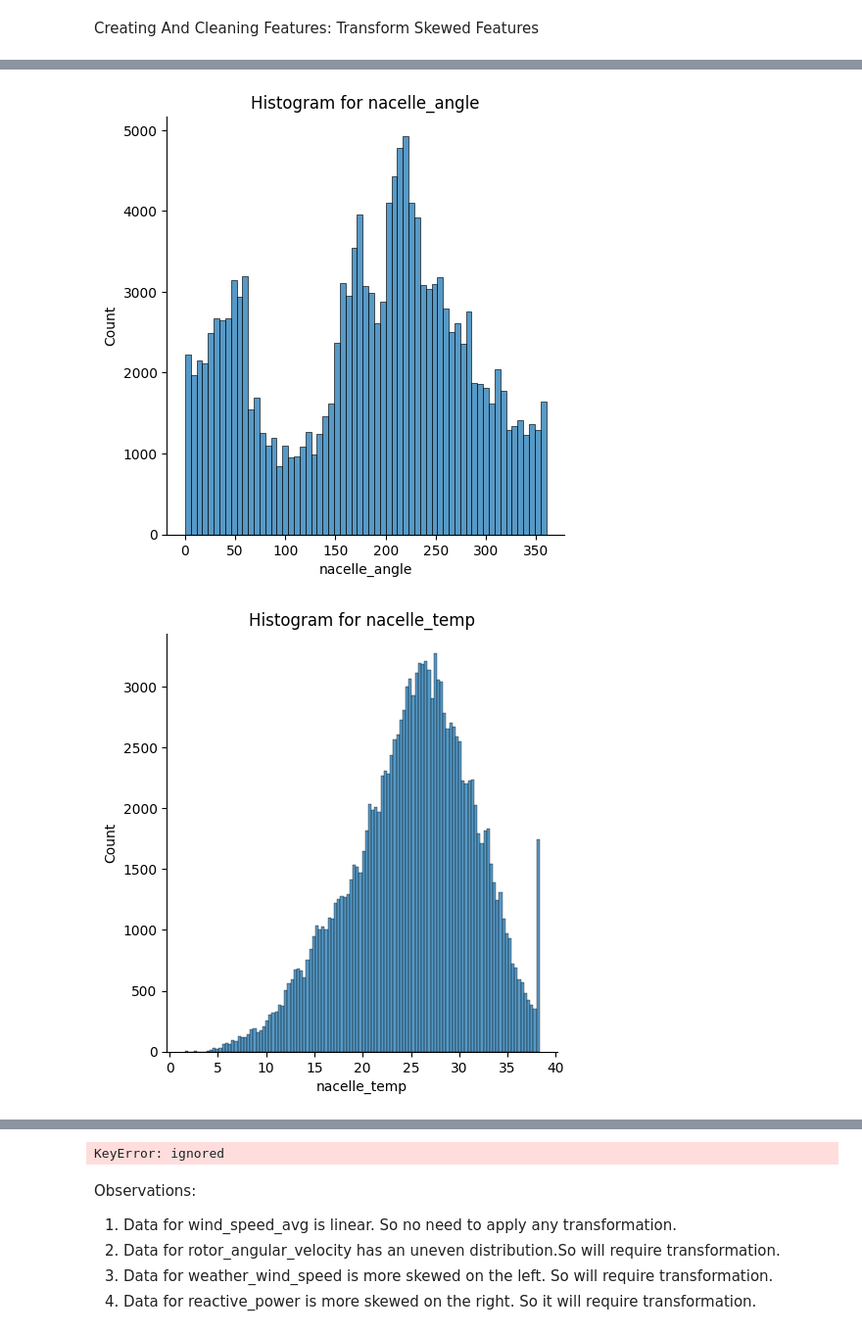
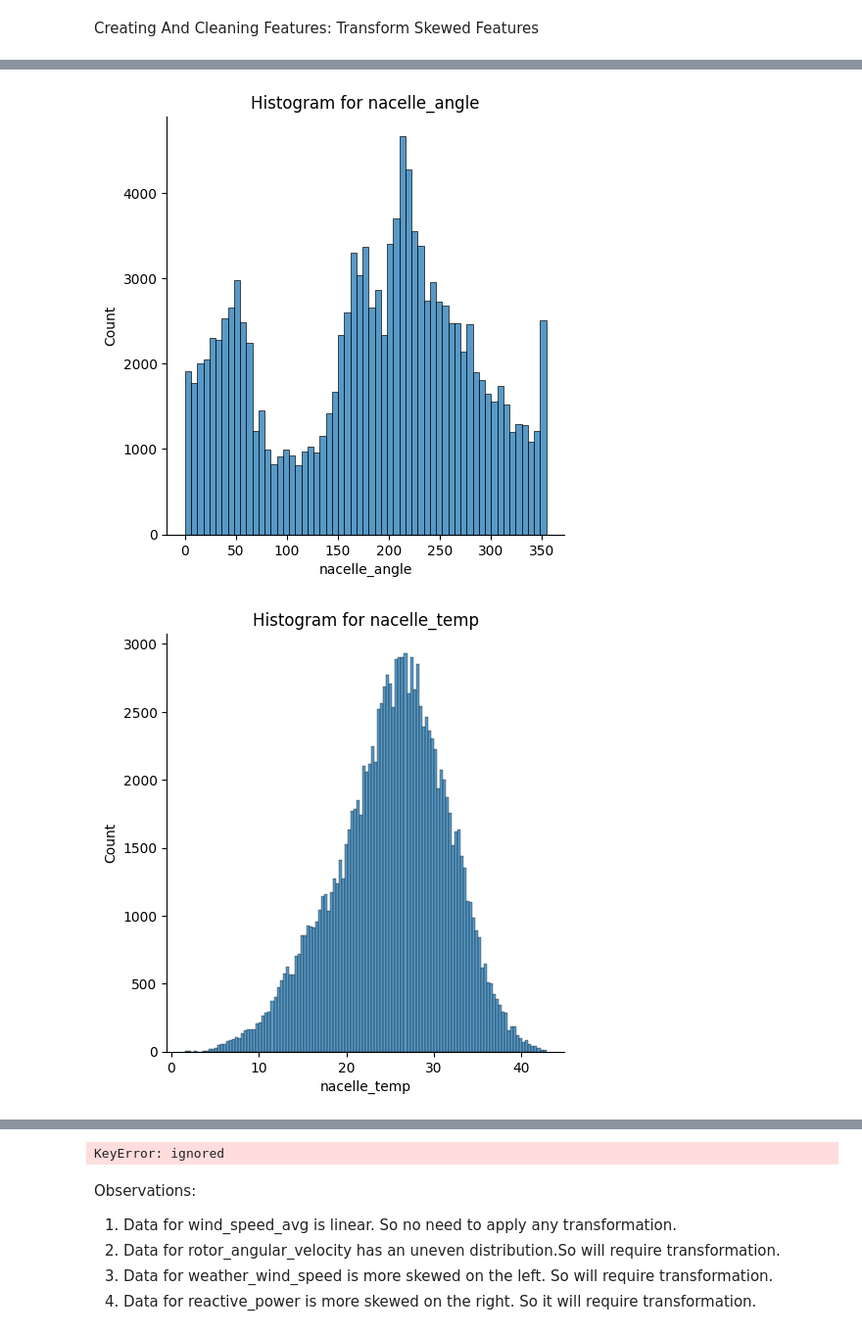
Before and after one commit to madhumitafilos/Collab, a Jupyter notebook: Feature_Engineering_NoLeakage.ipynb, the cells around one changed output, grey strips where cells are left out. Shown at 98% size. Cells and saved outputs as stored; diff of their text form; code cells hidden in the pictures.

```diff
--- a/Feature_Engineering_NoLeakage.ipynb
+++ b/Feature_Engineering_NoLeakage.ipynb
@@ -230,15 +230,14 @@ KeyError: ignored
 # %% [markdown]
 The data beyond 3 standard deviation was clipped to remove outliers in the dataset. Few features had 3sd value lesser than 99p value. For such cases there was no need to apply clipping .
 # %%
-train_X['nacelle_temp_clean'] = train_X['nacelle_temp'].clip(upper=train_X['nacelle_temp'].quantile(.99))
-train_X['reactive_power_clean'] = train_X['reactive_power'].clip(upper=train_X['reactive_power'].quantile(.99))
-train_X['wind_speed1_clean'] = train_X['wind_speed1'].clip(upper=train_X['wind_speed1'].quantile(.99))
-train_X['wind_speed2_clean'] = train_X['wind_speed2'].clip(upper=train_X['wind_speed2'].quantile(.99))
-train_X['wind_speed_avg'] = train_X['wind_speed_avg'].clip(upper=train_X['wind_speed_avg'].quantile(.99))
-train_X['outdoor_temp_clean'] = train_X['outdoor_temp'].clip(upper=train_X['outdoor_temp'].quantile(.99))
-train_X['rotor_bearing_temp_clean'] = train_X['rotor_bearing_temp'].clip(upper=train_X['rotor_bearing_temp'].quantile(.99))
-train_X['weather_temp_clean'] = train_X['weather_temp'].clip(upper=train_X['weather_temp'].quantile(.99))
-train_X['pressure_clean'] = train_X['pressure'].clip(upper=train_X['pressure'].quantile(.99))
-train_X['humidity_clean'] = train_X['humidity'].clip(upper=train_X['humidity'].quantile(.99))
-train_X['weather_wind_speed_clean'] = train_X['weather_wind_speed'].clip(upper=train_X['weather_wind_speed'].quantile(.99))
+X_train['nacelle_angle_clean'] = X_train['nacelle_angle'].clip(upper=X_train['nacelle_angle'].quantile(.99))
+X_train['wind_speed1_clean'] = X_train['wind_speed1'].clip(upper=X_train['wind_speed1'].quantile(.99))
+X_train['wind_speed2_clean'] = X_train['wind_speed2'].clip(upper=X_train['wind_speed2'].quantile(.99))
+X_train['wind_speed_avg'] = X_train['wind_speed_avg'].clip(upper=X_train['wind_speed_avg'].quantile(.99))
+X_train['outdoor_temp_clean'] = X_train['outdoor_temp'].clip(upper=X_train['outdoor_temp'].quantile(.99))
+X_train['rotor_bearing_temp_clean'] = X_train['rotor_bearing_temp'].clip(upper=X_train['rotor_bearing_temp'].quantile(.99))
+X_train['weather_temp_clean'] = X_train['weather_temp'].clip(upper=X_train['weather_temp'].quantile(.99))
+X_train['pressure_clean'] = X_train['pressure'].clip(upper=X_train['pressure'].quantile(.99))
+X_train['humidity_clean'] = X_train['humidity'].clip(upper=X_train['humidity'].quantile(.99))
+X_train['weather_wind_speed_clean'] = X_train['weather_wind_speed'].clip(upper=X_train['weather_wind_speed'].quantile(.99))
 # %%
@@ -257,16 +256,16 @@ train_X.describe()
 # %%
 #Create new dataset without outliers and without snow_1h_clean feature since it is 0 always
-train_X_clean = train_X.loc[:,['pitch_angle','reactive_power_clean','nacelle_temp_clean','nacelle_angle','wind_speed1_clean','wind_speed2_clean','wind_speed_avg','wind_angle','vane_angle','outdoor_temp_clean','rotor_angular_velocity','rotor_bearing_temp_clean','weather_temp_clean','pressure_clean','humidity_clean','weather_wind_speed_clean','weather_wind_angle','rain_1h']]
+X_train_clean = X_train.loc[:,['pitch_angle','reactive_power','nacelle_temp','nacelle_angle_clean','wind_speed1_clean','wind_speed2_clean','wind_speed_avg','wind_angle','vane_angle','outdoor_temp_clean','rotor_angular_velocity','rotor_bearing_temp_clean','weather_temp_clean','pressure_clean','humidity_clean','weather_wind_speed_clean','weather_wind_angle','rain_1h']]
 # %%
 # rename the feature
-train_X_clean = train_X_clean.rename(columns={'reactive_power_clean': 'reactive_power'})
-train_X_clean = train_X_clean.rename(columns={'nacelle_temp_clean': 'nacelle_temp'})
-train_X_clean = train_X_clean.rename(columns={'wind_speed1_clean': 'wind_speed1'})
-train_X_clean = train_X_clean.rename(columns={'wind_speed2_clean': 'wind_speed2'})
-train_X_clean = train_X_clean.rename(columns={'outdoor_temp_clean': 'outdoor_temp'})
-train_X_clean = train_X_clean.rename(columns={'rotor_bearing_temp_clean': 'rotor_bearing_temp'})
-train_X_clean = train_X_clean.rename(columns={'weather_temp_clean': 'weather_temp'})
-train_X_clean = train_X_clean.rename(columns={'pressure_clean': 'pressure_temp'})
-train_X_clean = train_X_clean.rename(columns={'humidity_clean': 'humidity_temp'})
-train_X_clean = train_X_clean.rename(columns={'weather_wind_speed_clean': 'weather_wind_speed'})
+
+X_train_clean = X_train_clean.rename(columns={'nacelle_angle_clean': 'nacelle_angle'})
+X_train_clean = X_train_clean.rename(columns={'wind_speed1_clean': 'wind_speed1'})
+X_train_clean = X_train_clean.rename(columns={'wind_speed2_clean': 'wind_speed2'})
+X_train_clean = X_train_clean.rename(columns={'outdoor_temp_clean': 'outdoor_temp'})
+X_train_clean = X_train_clean.rename(columns={'rotor_bearing_temp_clean': 'rotor_bearing_temp'})
+X_train_clean = X_train_clean.rename(columns={'weather_temp_clean': 'weather_temp'})
+X_train_clean = X_train_clean.rename(columns={'pressure_clean': 'pressure_temp'})
+X_train_clean = X_train_clean.rename(columns={'humidity_clean': 'humidity_temp'})
+X_train_clean = X_train_clean.rename(columns={'weather_wind_speed_clean': 'weather_wind_speed'})
 # %%
@@ -289,7 +288,7 @@ from statsmodels.graphics.gofplots import qqplot
 
 # Plot histogram for each continuous feature to see if a transformation is necessary
 for feature in ['pitch_angle','reactive_power','nacelle_angle','nacelle_temp','wind_speed1','wind_speed2','wind_speed_avg','wind_angle','vane_angle','outdoor_temp','rotor_angular_velocity','rotor_bearing_temp','weather_temp','pressure','humidity','weather_wind_speed','weather_wind_angle','rain_1h']:
-    sns.displot(train_X_clean[feature], kde=False)
+    sns.displot(X_train_clean[feature], kde=False)
     plt.title('Histogram for {}'.format(feature))
     plt.show()
 # %% [output]
@@ -298,2 +297,2 @@ for feature in ['pitch_angle','reactive_power','nacelle_angle','nacelle_temp','w
-[figure, old version]
+[figure, new version]
-[figure, old version]
+[figure, new version]
```
Also changed, not shown: parts of 5 cells of this notebook.
